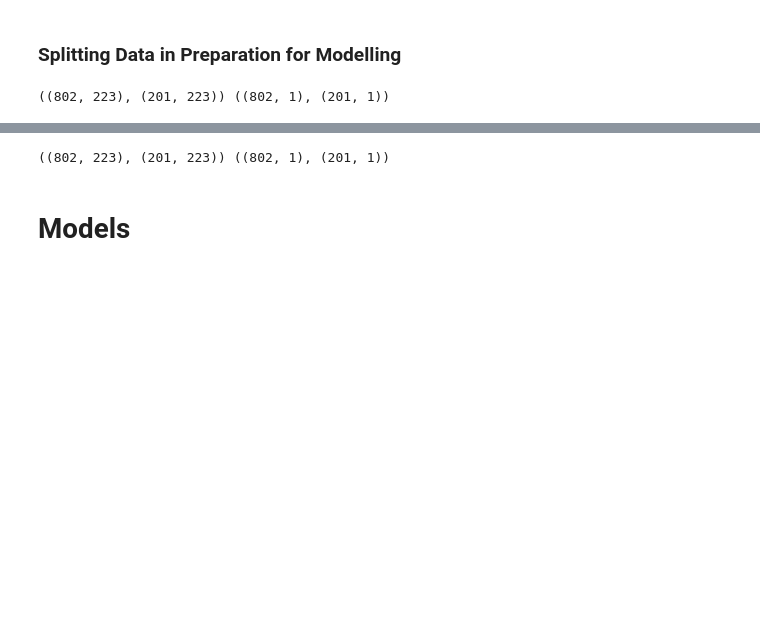
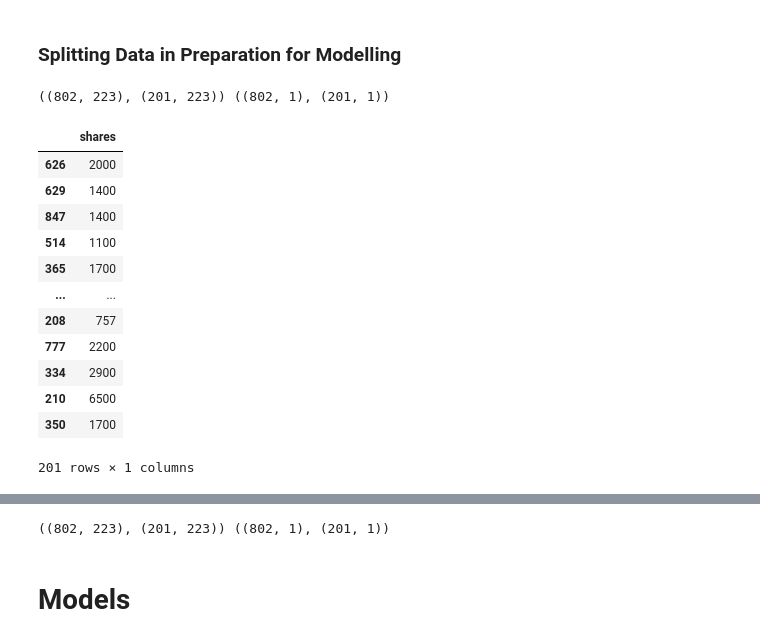
Before and after one commit to Thaps/ProjectPro, a Jupyter notebook: My Projects/ProjectPro/News_Article_Share_Prediction/Notebooks/Modelling.ipynb, the cells around one changed output, grey strips where cells are left out. Saved outputs shown, nothing was run; the diff lists cells and outputs as text; code cells hidden in the pictures; blank space fills up the shorter version.

```diff
--- a/My Projects/ProjectPro/News_Article_Share_Prediction/Notebooks/Modelling.ipynb
+++ b/My Projects/ProjectPro/News_Article_Share_Prediction/Notebooks/Modelling.ipynb
@@ -99,5 +124,21 @@ def standardizeTransform(x_train, x_test, y_train, y_test):
 x_train_cv, x_test_cv, y_train_cv, y_test_cv = splitData(cv_2_200)
 # %% [output]
 ((802, 223), (201, 223)) ((802, 1), (201, 1))
+# %%
+y_test_cv
+# %% [output]
+|  | shares |
+| 626 | 2000 |
+| 629 | 1400 |
+| 847 | 1400 |
+| 514 | 1100 |
+| 365 | 1700 |
+| ... | ... |
+| 208 | 757 |
+| 777 | 2200 |
+| 334 | 2900 |
+| 210 | 6500 |
+| 350 | 1700 |
+201 rows × 1 columns
 # %%
 x_train_scaled_cv, x_test_scaled_cv, y_train_log_cv, y_test_log_cv = standardizeTransform(x_train_cv, x_test_cv, y_train_cv, y_test_cv)
```
Also changed, not shown: parts of 23 cells of this notebook.
